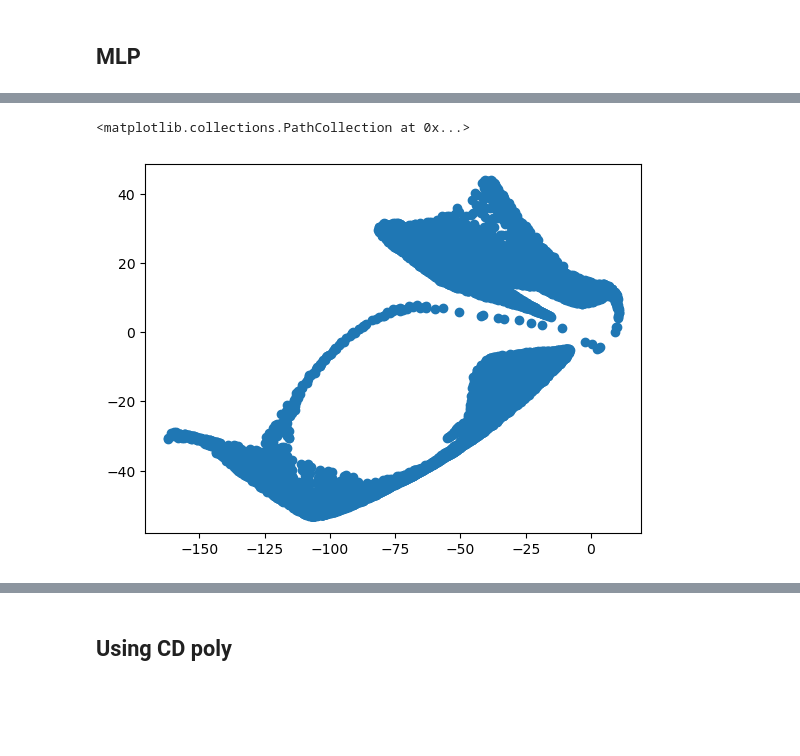
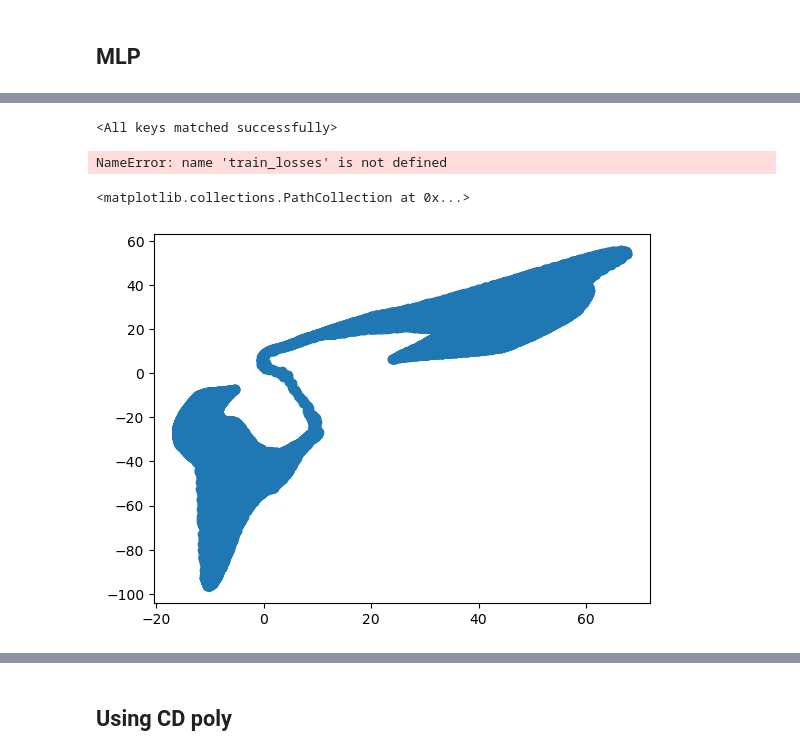
Before and after one commit to ljnel/cd-project, a Jupyter notebook: encoders/mlp.ipynb, the cells around one changed output, grey strips where cells are left out. Cells and saved outputs as stored; diff of their text form; code cells hidden in the pictures; blank space fills up the shorter version.

```diff
--- a/encoders/mlp.ipynb
+++ b/encoders/mlp.ipynb
@@ -145,2 +168,14 @@ Epoch [500/500], Loss: 6.6044
+# %%
+PATH = './mlp_state_dict.pth'
+te.load_state_dict(torch.load(PATH))
+# %% [output]
+<All keys matched successfully>
+# %%
+plt.plot(train_losses, label='train')
+plt.plot(val_losses, label='val')
+plt.yscale('log')
+plt.legend()
+# %% [output]
+NameError: name 'train_losses' is not defined
 # %%
 with torch.no_grad():
@@ -148,8 +183,8 @@ with torch.no_grad():
-# %%
-plt.scatter(*latents.numpy().T)
-# %% [output]
-<matplotlib.collections.PathCollection at 0x...>
-[figure, removed]
+# %%
+plt.scatter(*latents.T)
+# %% [output]
+<matplotlib.collections.PathCollection at 0x...>
+[figure, added]
 # %%
 def plot_most_similar(latents, pt, num, ax):
     "Plot the trajectories that have the num closest latents to pt."
```
Also changed, not shown: parts of 24 cells of this notebook, 8 other files.
